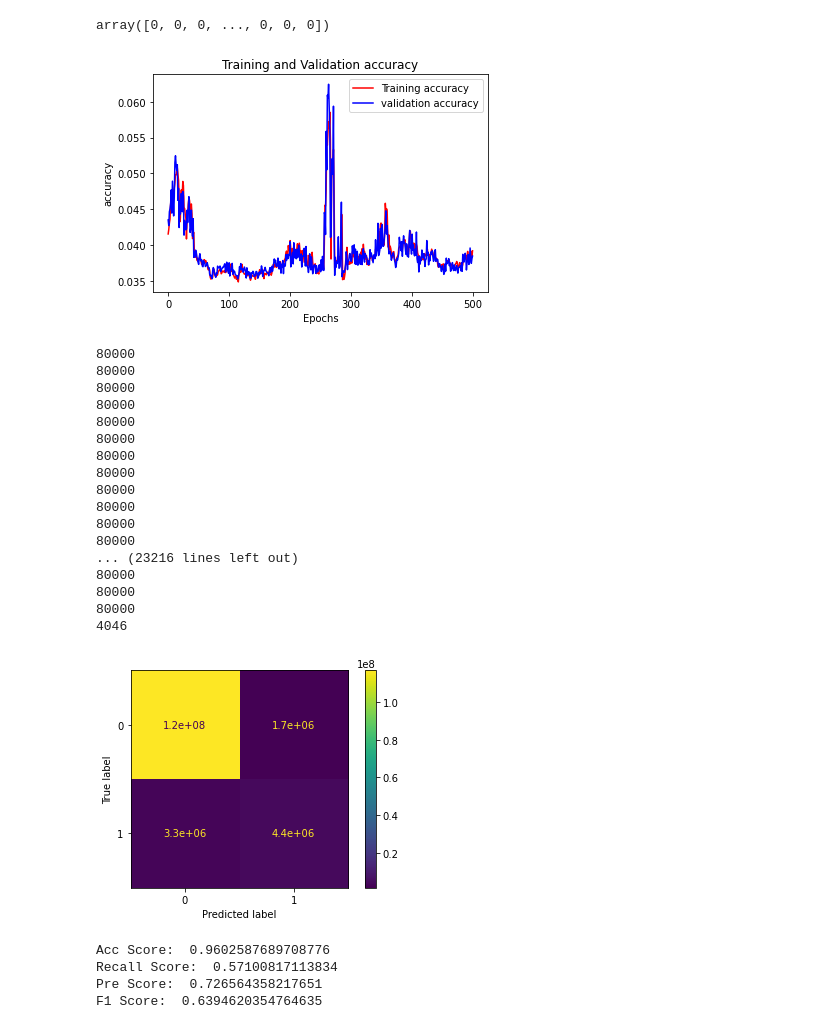
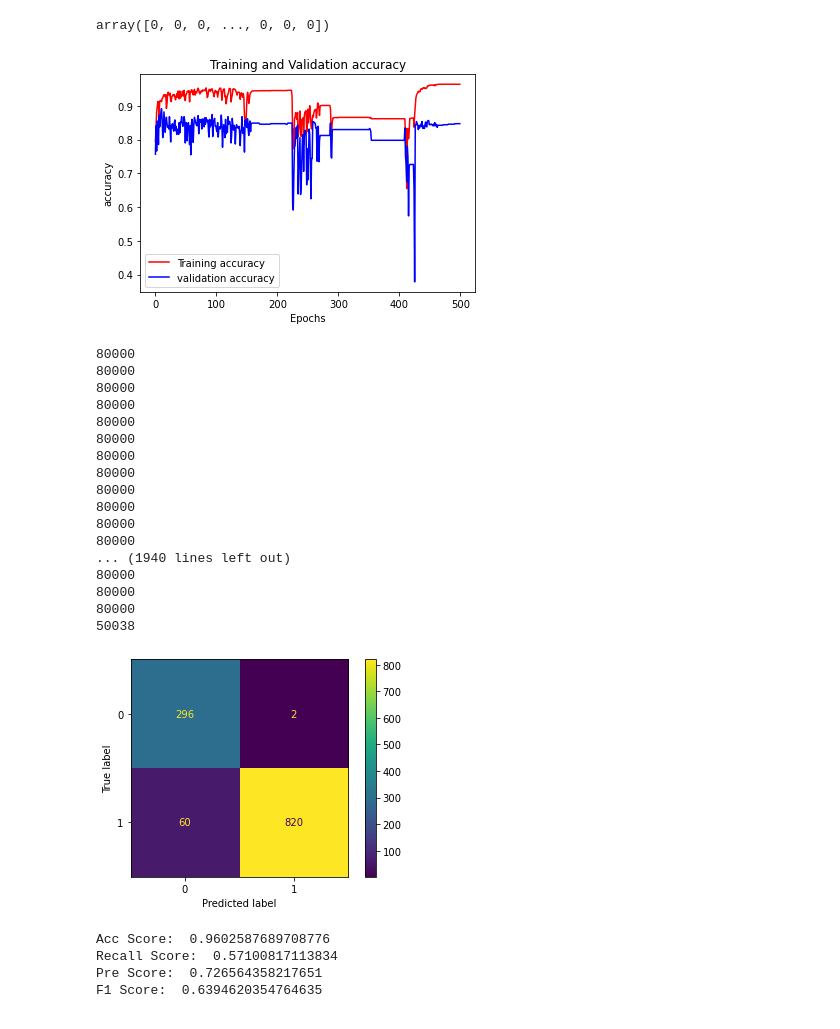
Before and after one commit to evali16/WatchMan_ipynb_ver, a Jupyter notebook: CSV로 라벨링 데이터 Mel-Spectrogram.ipynb, the cells around one changed output. Drawn from its saved outputs; the diff is of its cells as text; code cells hidden in the pictures.

```diff
--- a/CSV로 라벨링 데이터 Mel-Spectrogram.ipynb
+++ b/CSV로 라벨링 데이터 Mel-Spectrogram.ipynb
@@ -78,7 +78,7 @@ if gpus:
 
 # 이게 train dataset 작성코드
 def train_dataset(x):#나눌 크기인 x초 입력
-    folder = "D:/wav_data/nomal/21/"
+    folder = "./testwav/nomal_train/"
     dataset = []
     for file_name in tqdm(os.listdir(folder)):
         if 'wav' in file_name:
@@ -92,7 +92,7 @@ def train_dataset(x):#나눌 크기인 x초 입력
     return pd.DataFrame(dataset, columns=['data','label'])
 
 def anomal_dataset(x):#나눌 크기인 x초 입력
-    folder = "D:/wav_data/test/"
+    folder = "./testwav/abnomal_test/"
     dataset = []
     for file_name in tqdm(os.listdir(folder)):
         if 'wav' in file_name:
@@ -252,7 +252,7 @@ Non-trainable params: 0
 _________________________________________________________________
 # %%
 # 모델 불러오기, 가중치 추가로 올릴 때 반드시 필요
-model = tf.keras.models.load_model('model20-2.h5')
+model = tf.keras.models.load_model('model23.h5')
 # %%
 # 모델 학습
 import tensorflow as tf
@@ -268,7 +268,7 @@ if gpus:
 
 model.compile(optimizer='adam', loss='mae', metrics=['accuracy'])
 #early_stopping = EarlyStopping()
-history = model.fit(train_X, train_X, epochs=500, batch_size = 40, validation_data=(vali_X, vali_X)
+history = model.fit(train_X, train_y, epochs=500, batch_size = 40, validation_data=(vali_X, vali_y)
                     #,callbacks = [early_stopping]
                    )
 # %% [output]
@@ -506,9 +496,9 @@ plt.show()
 #print(ab_y_pred.shape)
 # %%
 # flatten 및 0,1 바이너리로 나누기 이게 맞나 확인용
-ab_X = np.array(ab_X).flatten()
+#ab_X = np.array(ab_X).flatten()
 ab_X = np.where(ab_X > 0.5, 1,0)
-ab_y_pred = np.array(ab_y_pred).flatten()
+#ab_y_pred = np.array(ab_y_pred).flatten()
 ab_y_pred = np.where(ab_y_pred > 0.5, 1,0)
 # %%
 # 0,1 바이너리 나눈 것 확인 원본
@@ -540,7 +530,7 @@ plt.ylabel('accuracy') ## <=loss아니고, accuracy임^^
 plt.legend()
 plt.show()
 # %% [output]
-[figure, old version]
+[figure, new version]
 # %%
 #배열 확인
 for i in range(len(train_wav)):
@@ -558,20 +548,21 @@ for i in range(len(train_wav)):
 80000
 80000
 80000
-... (23216 lines left out)
+... (1940 lines left out)
 80000
 80000
 80000
-4046
+50038
 # %%
 # confusion matrix
 from sklearn import metrics
-confusion_matrix = metrics.confusion_matrix(ab_X, ab_y_pred)
+confusion_matrix = metrics.confusion_matrix(ab_y, ab_y_pred)
 cm_display = metrics.ConfusionMatrixDisplay(confusion_matrix = confusion_matrix, display_labels = ['0', '1'])
 cm_display.plot()
+plt.savefig('confusion_lstm1.png')
 plt.show()
 # %% [output]
-[figure, old version]
+[figure, new version]
 # %%
 #각 스코어 확인
 from sklearn.metrics import f1_score, accuracy_score, precision_score, recall_score
```
Also changed, not shown: parts of 25 cells of this notebook.
